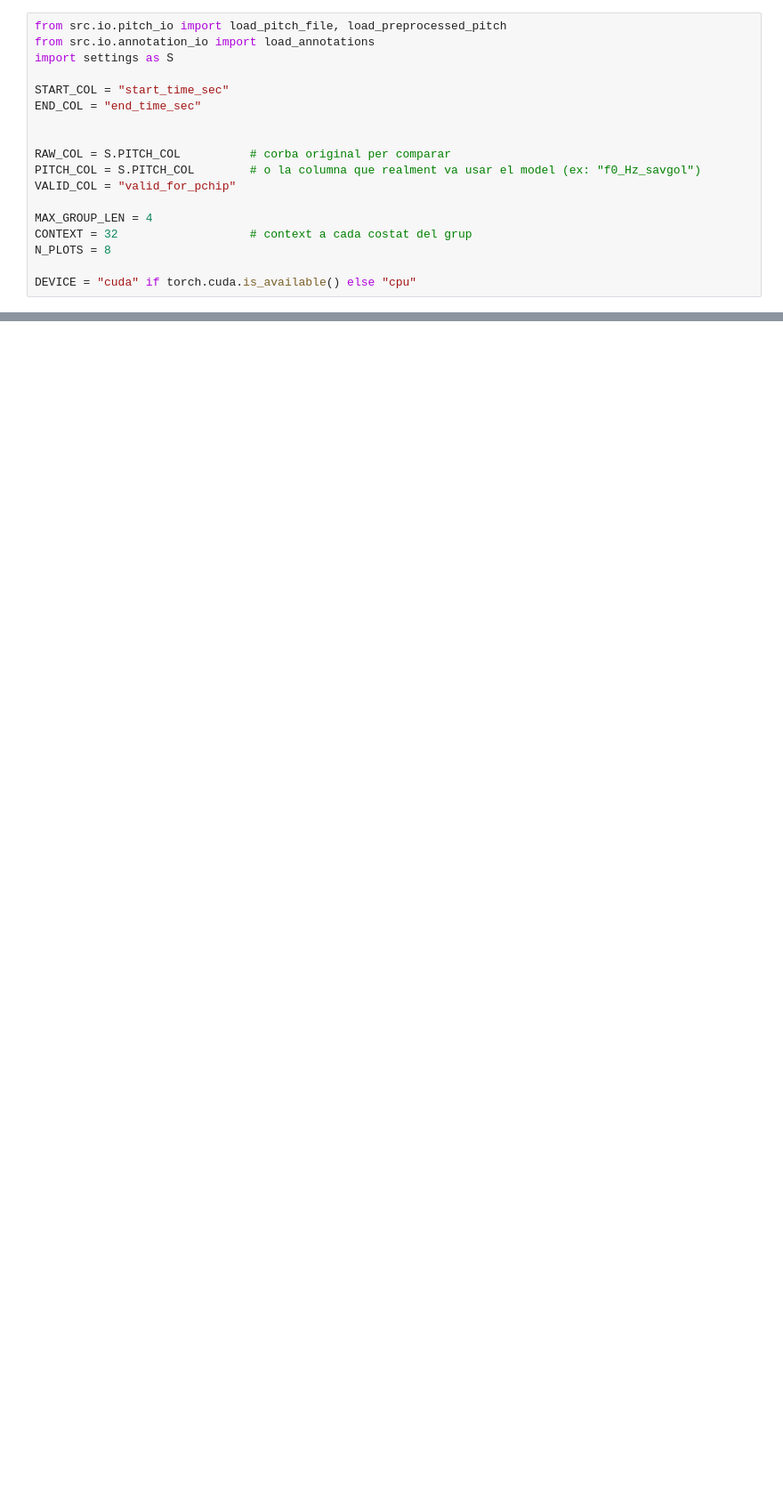
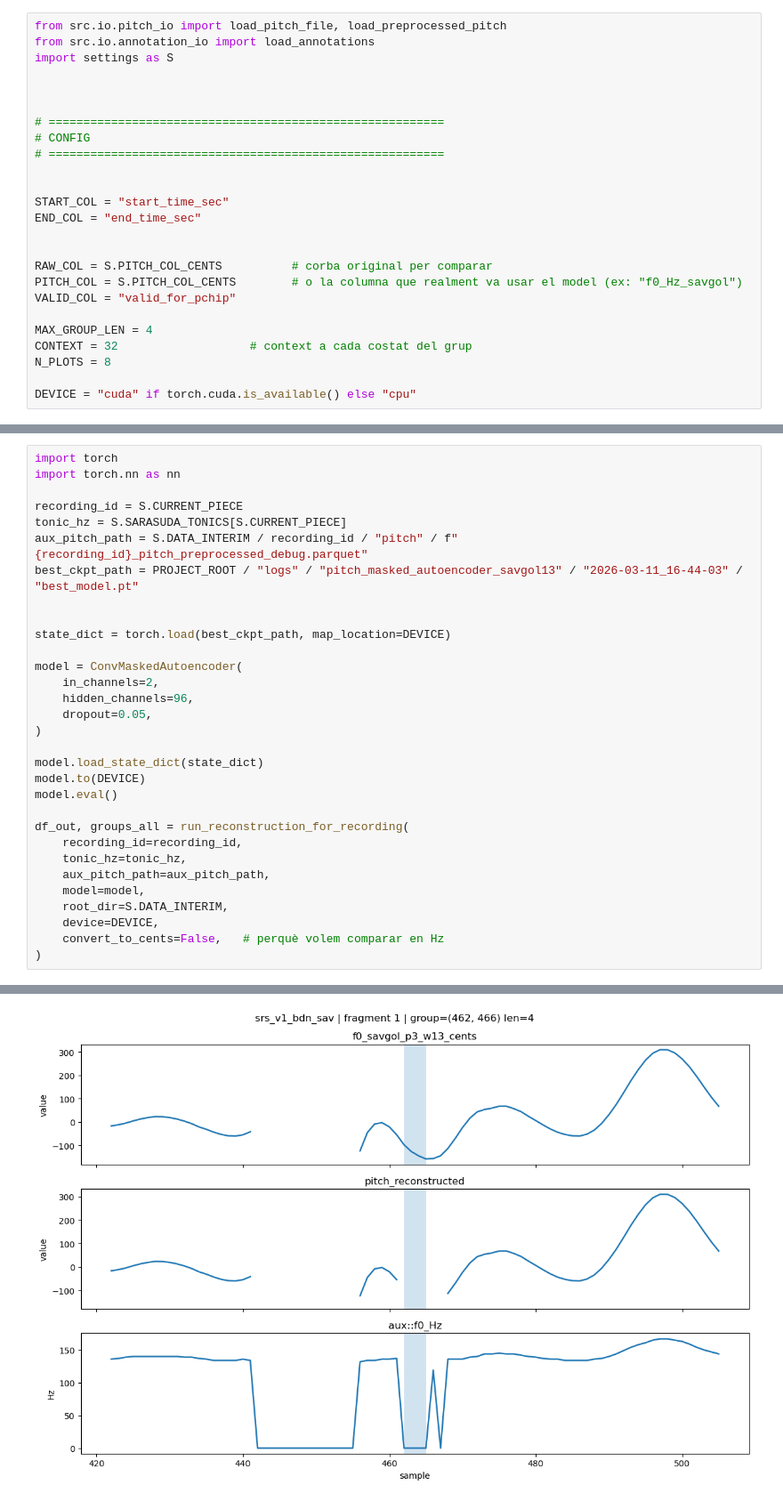
Before and after one commit to llsol/CSISD, a Jupyter notebook: notebooks/01_models/extracted_pitch_cleaning-1.ipynb, the cells around one changed output, grey strips where cells are left out. Shown at 89% size. Drawn from its saved outputs; the diff is of its cells as text; blank space fills up the shorter version.

Commit message:
use convolutional model to clean pitchcurve. modest results.

```diff
--- a/notebooks/01_models/extracted_pitch_cleaning-1.ipynb
+++ b/notebooks/01_models/extracted_pitch_cleaning-1.ipynb
@@ -26,12 +26,19 @@ from src.io.pitch_io import load_pitch_file, load_preprocessed_pitch
 from src.io.annotation_io import load_annotations
 import settings as S
 
+
+
+# =========================================================
+# CONFIG
+# =========================================================
+
+
 START_COL = "start_time_sec"
 END_COL = "end_time_sec"
 
 
-RAW_COL = S.PITCH_COL          # corba original per comparar
-PITCH_COL = S.PITCH_COL        # o la columna que realment va usar el model (ex: "f0_Hz_savgol")
+RAW_COL = S.PITCH_COL_CENTS          # corba original per comparar
+PITCH_COL = S.PITCH_COL_CENTS        # o la columna que realment va usar el model (ex: "f0_Hz_savgol")
 VALID_COL = "valid_for_pchip"
 
 MAX_GROUP_LEN = 4
@@ -372,0 +422,32 @@ def run_reconstruction_for_recording(
+# %%
+import torch
+import torch.nn as nn
+
+recording_id = S.CURRENT_PIECE
+tonic_hz = S.SARASUDA_TONICS[S.CURRENT_PIECE]
+aux_pitch_path = S.DATA_INTERIM / recording_id / "pitch" / f"{recording_id}_pitch_preprocessed_debug.parquet"
+best_ckpt_path = PROJECT_ROOT / "logs" / "pitch_masked_autoencoder_savgol13" / "2026-03-11_16-44-03" / "best_model.pt"
+
+
+state_dict = torch.load(best_ckpt_path, map_location=DEVICE)
+
+model = ConvMaskedAutoencoder(
+    in_channels=2,
+    hidden_channels=96,
+    dropout=0.05,
+)
+
+model.load_state_dict(state_dict)
+model.to(DEVICE)
+model.eval()
+
+df_out, groups_all = run_reconstruction_for_recording(
+    recording_id=recording_id,
+    tonic_hz=tonic_hz,
+    aux_pitch_path=aux_pitch_path,
+    model=model,
+    root_dir=S.DATA_INTERIM,
+    device=DEVICE,
+    convert_to_cents=False,   # perquè volem comparar en Hz
+)
+# %% [output]
@@ -372,0 +458 @@ def run_reconstruction_for_recording(
+[figure, added]
```
Also changed, not shown: parts of 3 cells of this notebook, 7 other files.
